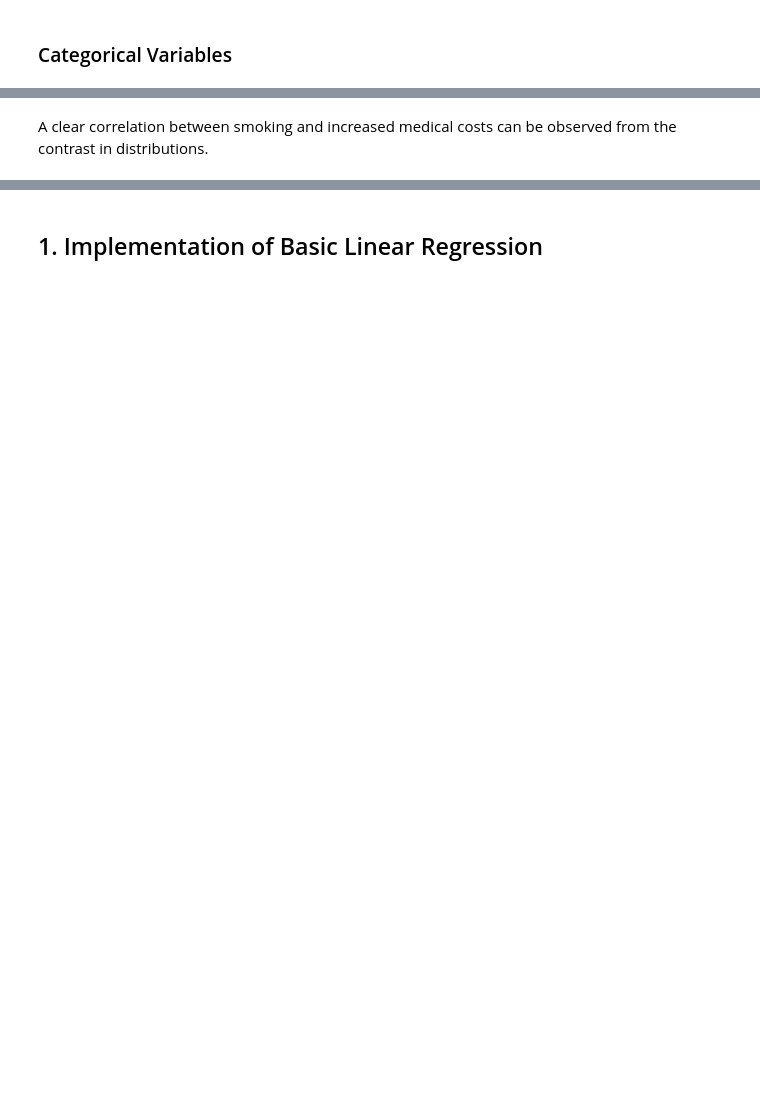
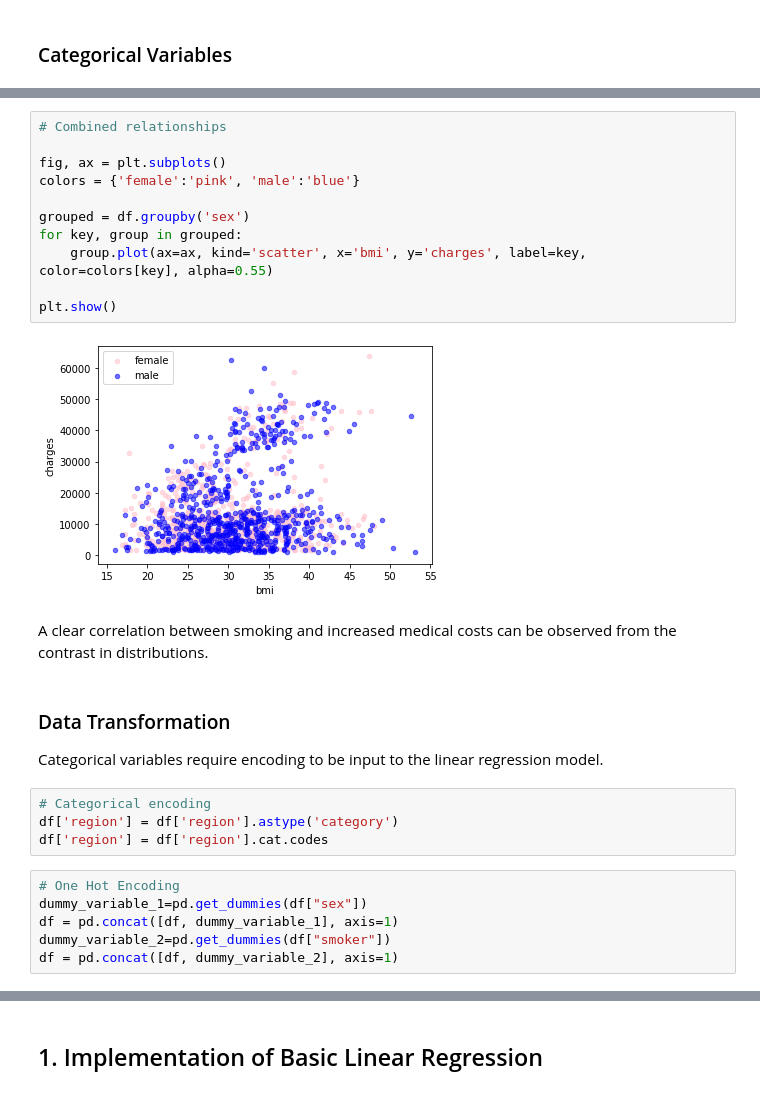
Before and after one commit to SamBall999/ACML-Assignments, a Jupyter notebook: A1_Linear_Regression/ACML_A1_1603701.ipynb, the cells around one changed output, grey strips where cells are left out. Drawn from its saved outputs; the diff is of its cells as text; blank space fills up the shorter version.

```diff
--- a/A1_Linear_Regression/ACML_A1_1603701.ipynb
+++ b/A1_Linear_Regression/ACML_A1_1603701.ipynb
@@ -166,2 +172,29 @@ Text(0.5, 1.0, 'Relationship between Smoking and Insurance Costs')
+# %%
+# Combined relationships
+
+fig, ax = plt.subplots()
+colors = {'female':'pink', 'male':'blue'}
+
+grouped = df.groupby('sex')
+for key, group in grouped:
+    group.plot(ax=ax, kind='scatter', x='bmi', y='charges', label=key, color=colors[key], alpha=0.55)
+
+plt.show()
+# %% [output]
+[figure, added]
 # %% [markdown]
 A clear correlation between smoking and increased medical costs can be observed from the contrast in distributions.
+# %% [markdown]
+### Data Transformation
+
+Categorical variables require encoding to be input to the linear regression model.
+# %%
+# Categorical encoding
+df['region'] = df['region'].astype('category')
+df['region'] = df['region'].cat.codes
+# %%
+# One Hot Encoding
+dummy_variable_1=pd.get_dummies(df["sex"])
+df = pd.concat([df, dummy_variable_1], axis=1)
+dummy_variable_2=pd.get_dummies(df["smoker"])
+df = pd.concat([df, dummy_variable_2], axis=1)
```
Also changed, not shown: parts of 74 cells of this notebook.
